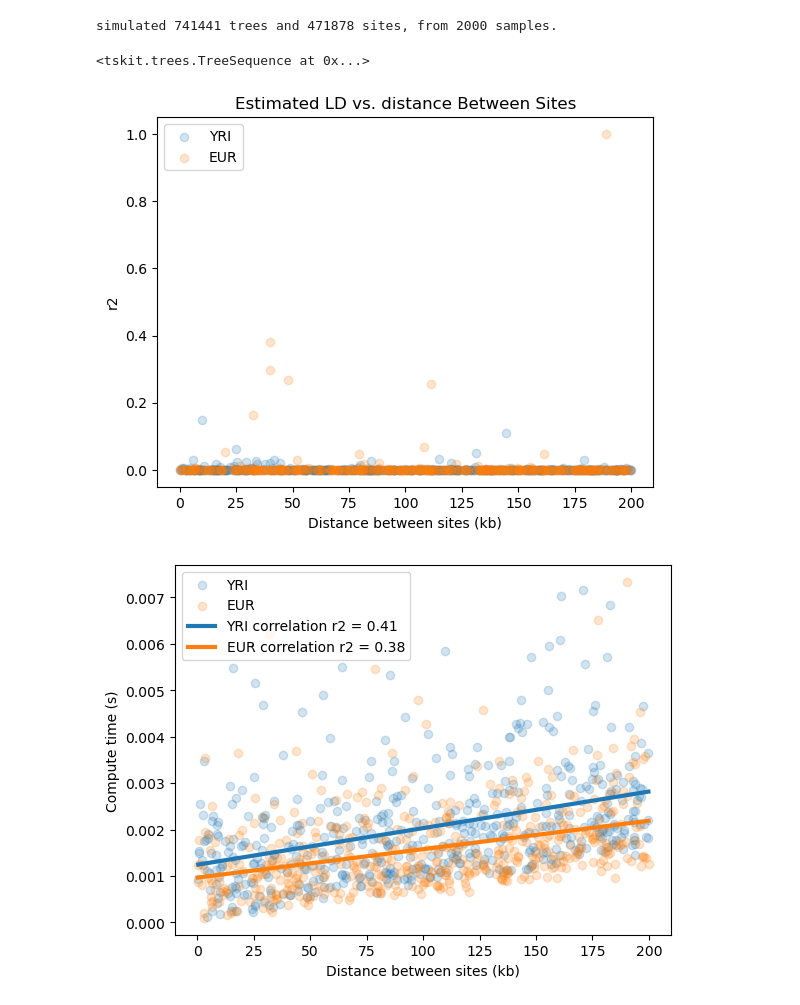
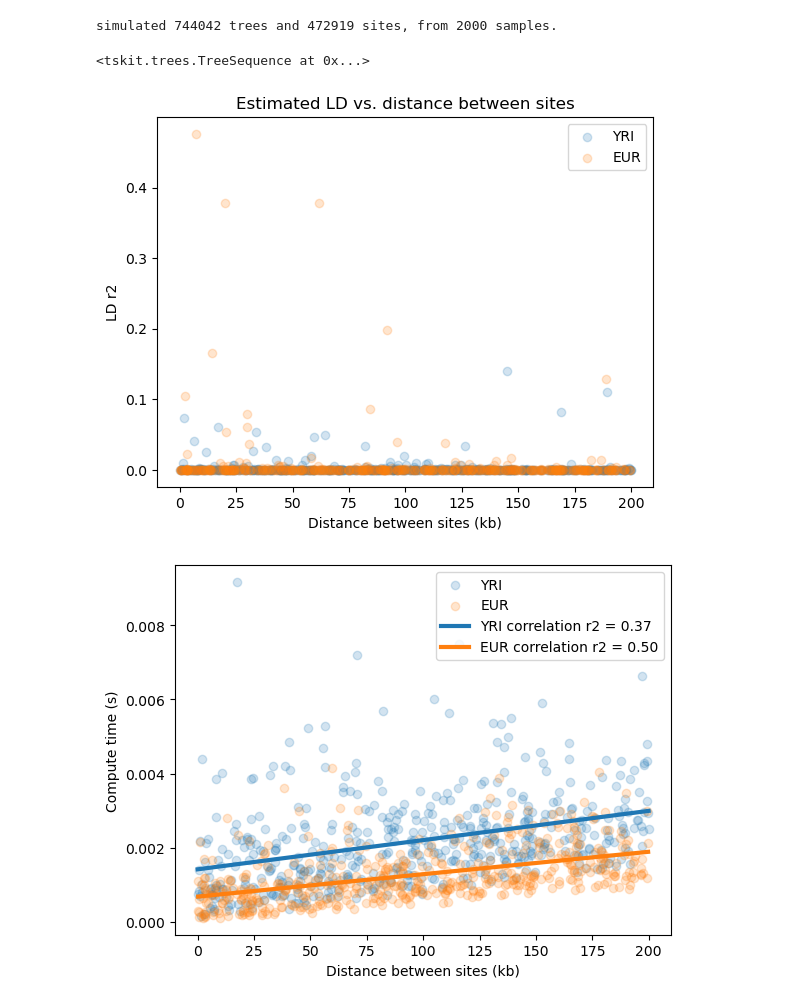
Before and after one commit to savitakartik/tskit-ld, a Jupyter notebook: compute_times_simulated_ts.ipynb, the cells around one changed output. Saved outputs shown, nothing was run; the diff lists cells and outputs as text; code cells hidden in the pictures.

```diff
--- a/compute_times_simulated_ts.ipynb
+++ b/compute_times_simulated_ts.ipynb
@@ -9,21 +9,21 @@ contig = species.get_contig("chr22")
 model = species.get_demographic_model("OutOfAfrica_2T12")
 samples = model.get_samples(1000, 1000)
 engine = stdpopsim.get_default_engine()
-my_ts = engine.simulate(model, contig, samples)
+ts = engine.simulate(model, contig, samples)
 print(
     "simulated {} trees and {} sites, from {} samples.".format(
-        my_ts.num_trees, my_ts.num_sites, my_ts.num_samples
+        ts.num_trees, ts.num_sites, ts.num_samples
     )
 )
 # %% [output]
-simulated 741441 trees and 471878 sites, from 2000 samples.
+simulated 744042 trees and 472919 sites, from 2000 samples.
 # %%
 # my_ts.dump("ts_OutOfAfrica_2T12_80k.trees")
 # %%
-YRI_samples = my_ts.samples(0)
-EUR_samples = my_ts.samples(1)
-ts_YRI = my_ts.simplify(samples=YRI_samples)
-ts_EUR = my_ts.simplify(samples=EUR_samples)
+YRI_samples = ts.samples(0)
+EUR_samples = ts.samples(1)
+ts_YRI = ts.simplify(samples=YRI_samples)
+ts_EUR = ts.simplify(samples=EUR_samples)
 # %%
 ts_EUR
 # %% [output]
@@ -84,23 +84,23 @@ YRI_distances = np.array(YRI_distances) / 1_000
 # %%
 # use the above methods to compute r2 and compute times for the EUR population
 # for 100 randomly chosen sites that are within 200kb of each other
 EUR_sites_a = np.sort(
     np.random.choice(get_single_mutation_sites(ts_EUR), size=num_sites)
 )
 EUR_sites_b = return_random_sites_in_range(EUR_sites_a, ts_EUR, max_dist=max_dist)
 EUR_r2, EUR_compute_times = compute_ld_with_time(EUR_sites_a, EUR_sites_b, ts_EUR)
 EUR_distances = compute_distance_between_sites(EUR_sites_a, EUR_sites_b, ts_EUR)
 EUR_distances = np.array(EUR_distances) / 1_000
 # plot the results
 plt.scatter(YRI_distances, YRI_r2, alpha=0.2, label="YRI")
 plt.scatter(EUR_distances, EUR_r2, alpha=0.2, label="EUR")
 plt.xlabel("Distance between sites (kb)")
-plt.ylabel("r2")
-plt.title("Estimated LD vs. distance Between Sites")
+plt.ylabel("LD r2")
+plt.title("Estimated LD vs. distance between sites")
 plt.legend()
 plt.show()
 # %% [output]
-[figure, old version]
+[figure, new version]
 # %%
 # compare the compute times v distance for the two populations as a grouped scatter plot
 plt.scatter(YRI_distances, YRI_compute_times, alpha=0.2, label="YRI")
@@ -133,7 +133,7 @@ plt.ylabel("Compute time (s)")
 plt.legend()
 plt.show()
 # %% [output]
-[figure, old version]
+[figure, new version]
 # %%
 plt.hist(YRI_distances, alpha=0.5, label="YRI")
 plt.hist(EUR_distances, alpha=0.5, label="EUR")
```
Also changed, not shown: parts of 2 cells of this notebook.
